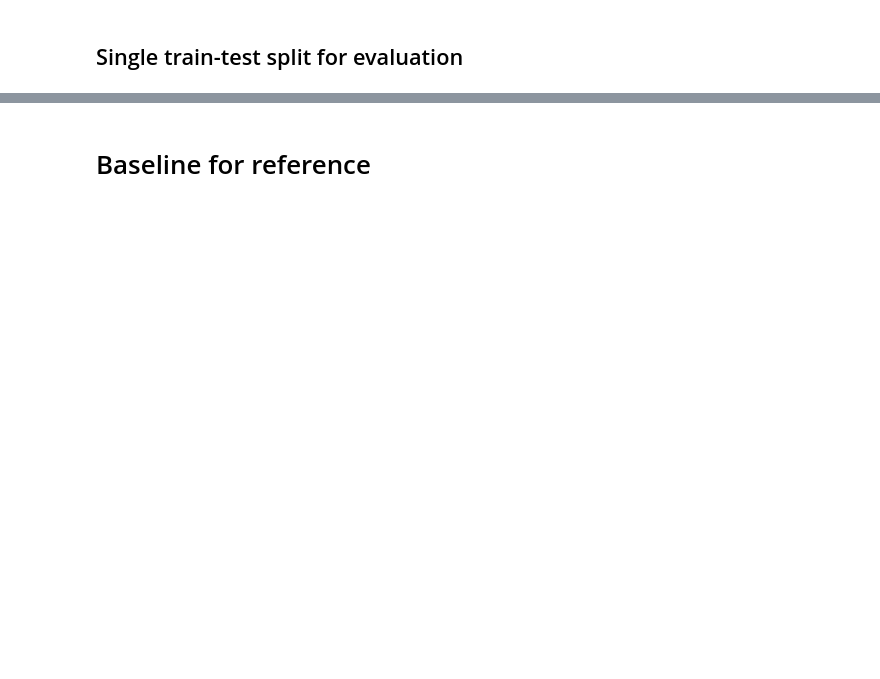
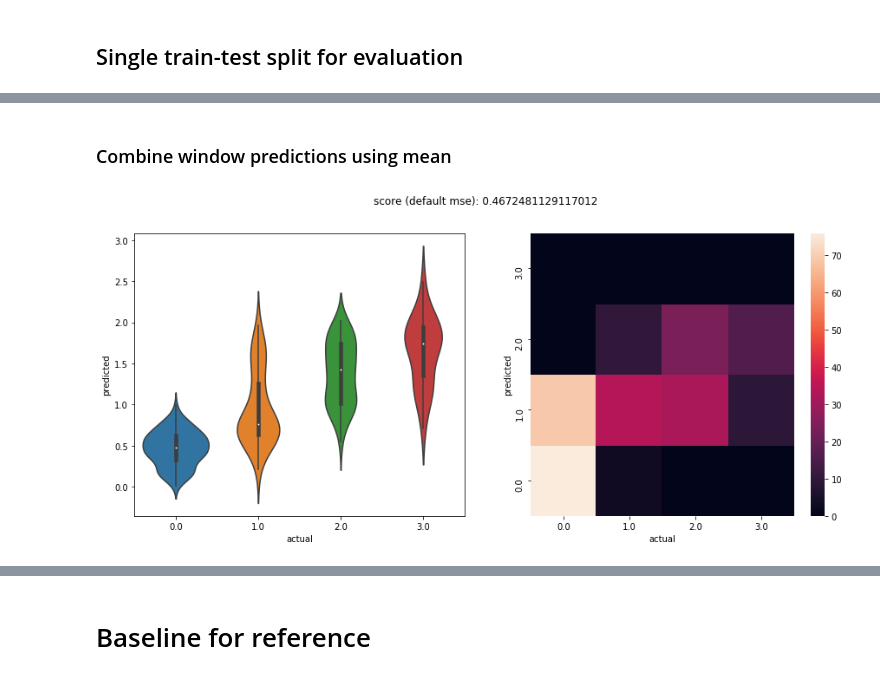
Before and after one commit to huangy6/beat_pd, a Jupyter notebook: Predictions.ipynb, the cells around one changed output, grey strips where cells are left out. Saved outputs shown, nothing was run; the diff lists cells and outputs as text; code cells hidden in the pictures; blank space fills up the shorter version.

```diff
--- a/Predictions.ipynb
+++ b/Predictions.ipynb
@@ -182,0 +214,9 @@ main.plot_performance(y_test, pred)
+# %% [markdown]
+###  Combine window predictions using mean
+# %%
+# Ensemble prediction by taking mean of window predictions
+ensem_pred = pd.DataFrame({'samp_id': samp_map[y_test.index], 'pred': pred}).groupby('samp_id').mean()
+result = ensem_pred.join(labels.loc[labels.measurement_id.isin(ensem_pred.index)].set_index('measurement_id')[label])
+main.plot_performance(result[label], result.pred)
+# %% [output]
+[figure, added]
```
Also changed, not shown: parts of 39 cells of this notebook, 4 other files.
